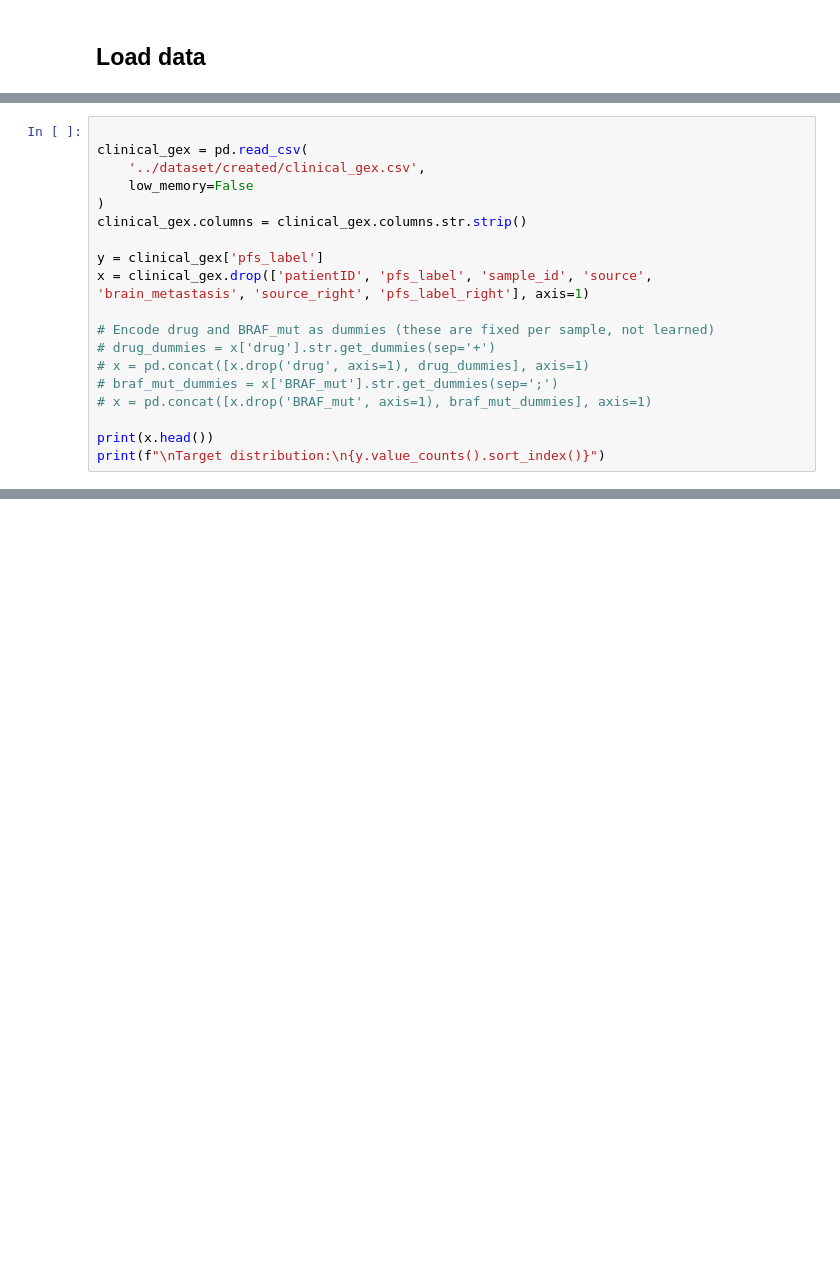
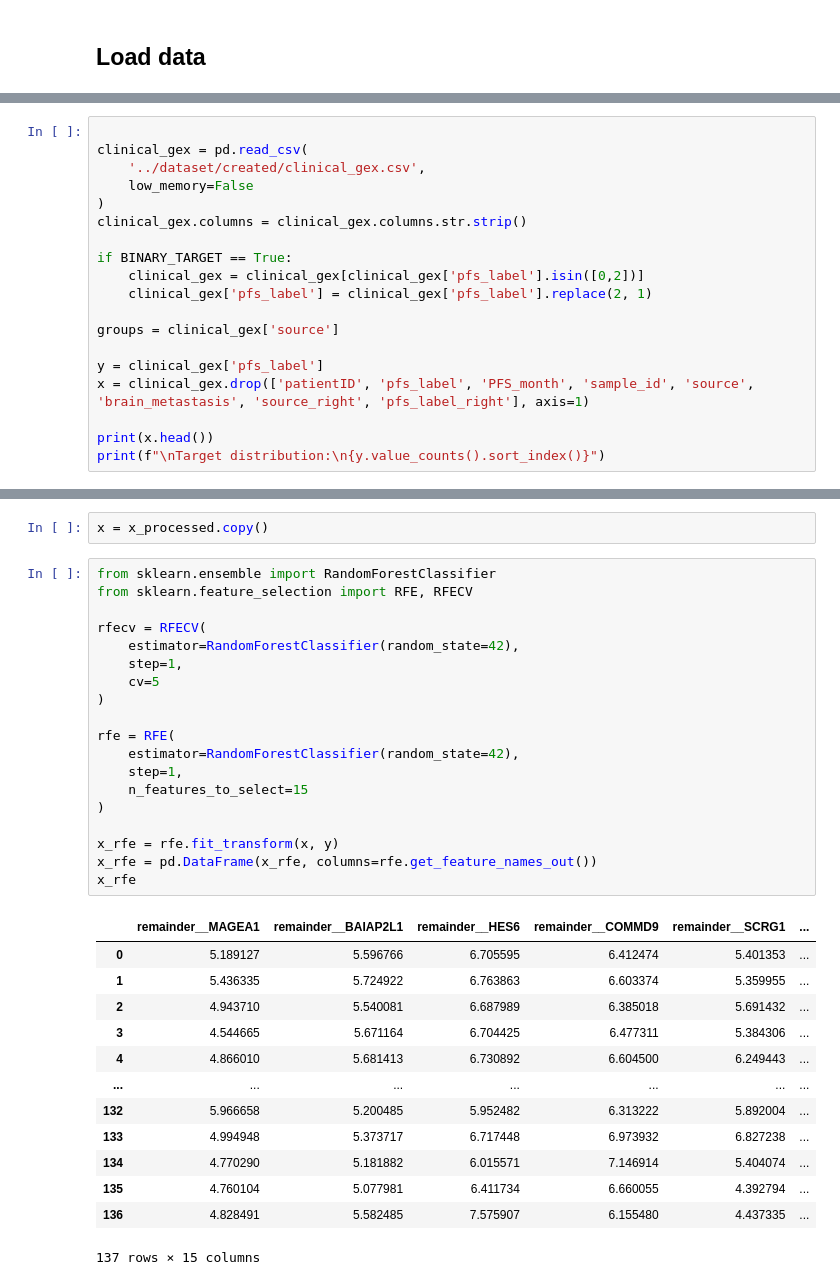
Before and after one commit to dinhhb/modeling_gene_expression, a Jupyter notebook: run-models/5_full_pipeline.ipynb, the cells around one changed output, grey strips where cells are left out. Drawn from its saved outputs; the diff is of its cells as text; blank space fills up the shorter version.

```diff
--- a/run-models/5_full_pipeline.ipynb
+++ b/run-models/5_full_pipeline.ipynb
@@ -27,14 +27,14 @@ clinical_gex = pd.read_csv(
 )
 clinical_gex.columns = clinical_gex.columns.str.strip()
 
+if BINARY_TARGET == True:
+    clinical_gex = clinical_gex[clinical_gex['pfs_label'].isin([0,2])]
+    clinical_gex['pfs_label'] = clinical_gex['pfs_label'].replace(2, 1)
+
+groups = clinical_gex['source']
+
 y = clinical_gex['pfs_label']
-x = clinical_gex.drop(['patientID', 'pfs_label', 'sample_id', 'source', 'brain_metastasis', 'source_right', 'pfs_label_right'], axis=1)
-
-# Encode drug and BRAF_mut as dummies (these are fixed per sample, not learned)
-# drug_dummies = x['drug'].str.get_dummies(sep='+')
-# x = pd.concat([x.drop('drug', axis=1), drug_dummies], axis=1)
-# braf_mut_dummies = x['BRAF_mut'].str.get_dummies(sep=';')
-# x = pd.concat([x.drop('BRAF_mut', axis=1), braf_mut_dummies], axis=1)
+x = clinical_gex.drop(['patientID', 'pfs_label', 'PFS_month', 'sample_id', 'source', 'brain_metastasis', 'source_right', 'pfs_label_right'], axis=1)
 
 print(x.head())
 print(f"\nTarget distribution:\n{y.value_counts().sort_index()}")
@@ -174 +137,36 @@ pipe = Pipeline([
+# %%
+x = x_processed.copy()
+# %%
+from sklearn.ensemble import RandomForestClassifier
+from sklearn.feature_selection import RFE, RFECV
+
+rfecv = RFECV(
+    estimator=RandomForestClassifier(random_state=42),
+    step=1,
+    cv=5
+)
+
+rfe = RFE(
+    estimator=RandomForestClassifier(random_state=42),
+    step=1,
+    n_features_to_select=15
+)
+
+x_rfe = rfe.fit_transform(x, y)
+x_rfe = pd.DataFrame(x_rfe, columns=rfe.get_feature_names_out())
+x_rfe
+# %% [output]
+|  | remainder__MAGEA1 | remainder__BAIAP2L1 | remainder__HES6 | remainder__COMMD9 | remainder__SCRG1 | ... |
+| 0 | 5.189127 | 5.596766 | 6.705595 | 6.412474 | 5.401353 | ... |
+| 1 | 5.436335 | 5.724922 | 6.763863 | 6.603374 | 5.359955 | ... |
+| 2 | 4.943710 | 5.540081 | 6.687989 | 6.385018 | 5.691432 | ... |
+| 3 | 4.544665 | 5.671164 | 6.704425 | 6.477311 | 5.384306 | ... |
+| 4 | 4.866010 | 5.681413 | 6.730892 | 6.604500 | 6.249443 | ... |
+| ... | ... | ... | ... | ... | ... | ... |
+| 132 | 5.966658 | 5.200485 | 5.952482 | 6.313222 | 5.892004 | ... |
+| 133 | 4.994948 | 5.373717 | 6.717448 | 6.973932 | 6.827238 | ... |
+| 134 | 4.770290 | 5.181882 | 6.015571 | 7.146914 | 5.404074 | ... |
+| 135 | 4.760104 | 5.077981 | 6.411734 | 6.660055 | 4.392794 | ... |
+| 136 | 4.828491 | 5.582485 | 7.575907 | 6.155480 | 4.437335 | ... |
+137 rows × 15 columns
 # %% [markdown]
```
Also changed, not shown: parts of 18 cells of this notebook, 24 other files.
